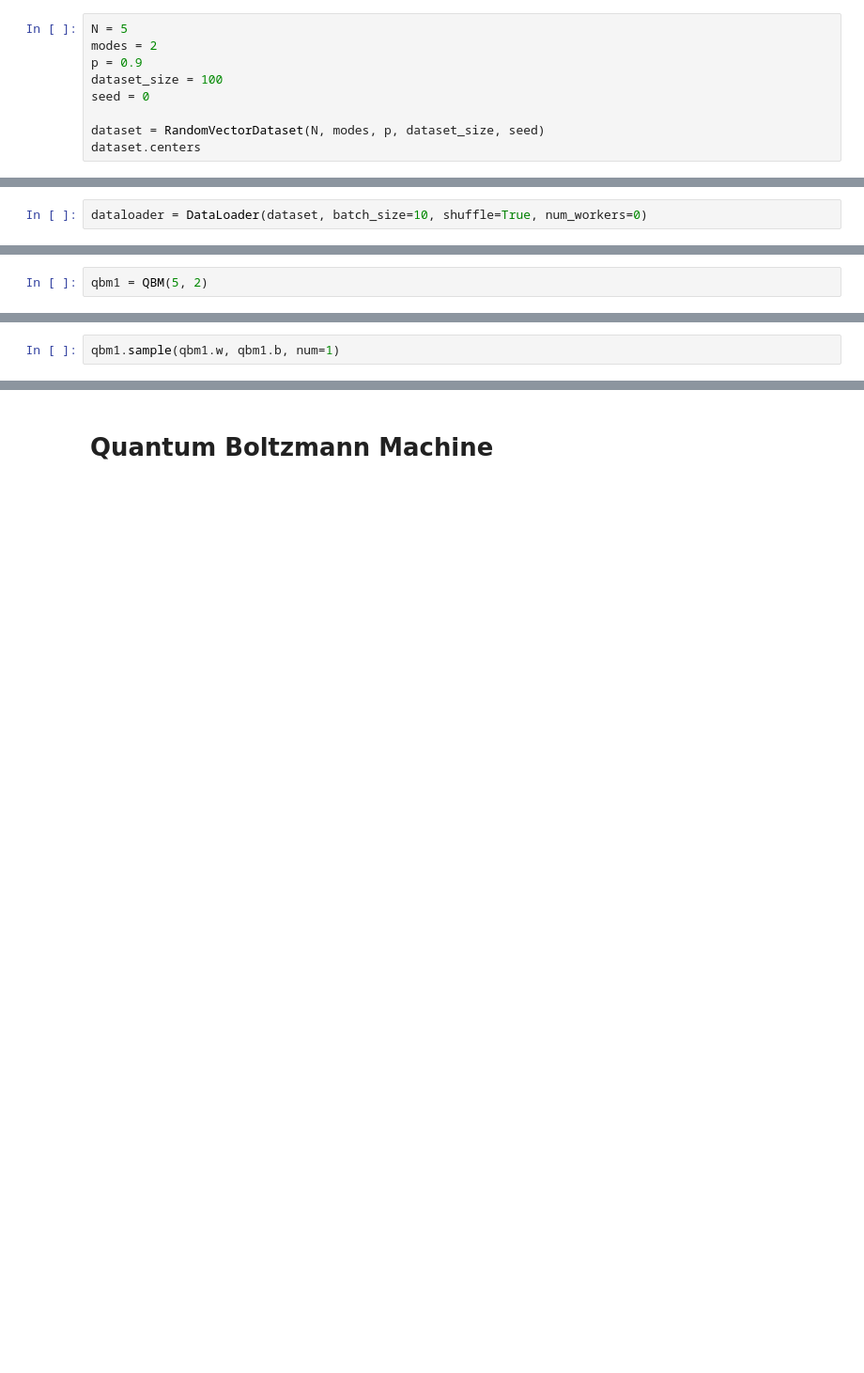
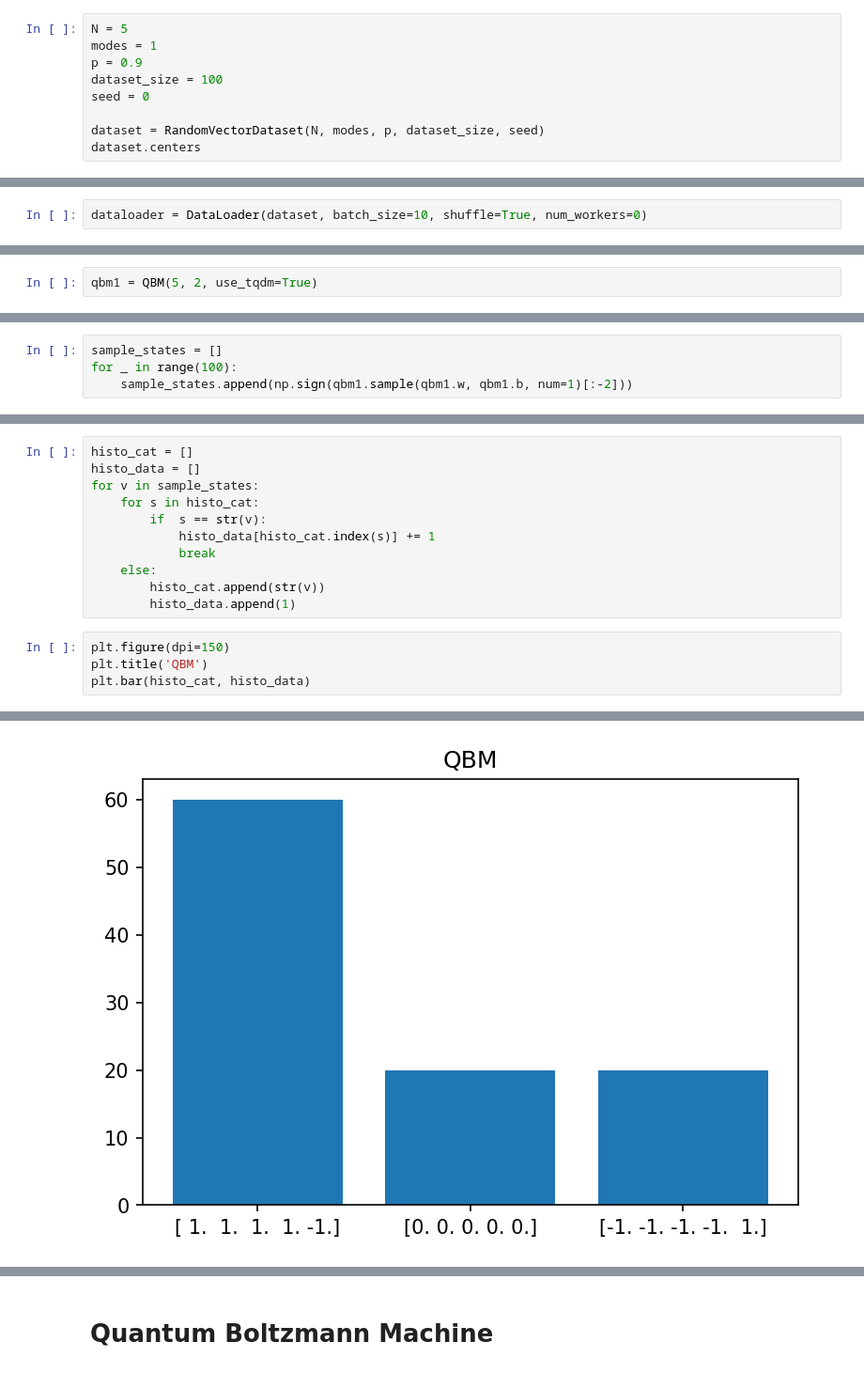
Before and after one commit to haoyudoingthings/QBM, a Jupyter notebook: Boltzmann-Machine.ipynb, the cells around one changed output, grey strips where cells are left out. Shown: that part at 94% size. Cells and saved outputs as stored; diff of their text form; blank space fills up the shorter version.

```diff
--- a/Boltzmann-Machine.ipynb
+++ b/Boltzmann-Machine.ipynb
@@ -39,7 +40,7 @@ class RandomVectorDataset(Dataset):
         return self.samples[idx]
 # %%
 N = 5
-modes = 2
+modes = 1
 p = 0.9
 dataset_size = 100
 seed = 0
@@ -74,5 +75,5 @@ for i, batch in enumerate(dataloader):
 # %%
-qbm1 = QBM(5, 2)
+qbm1 = QBM(5, 2, use_tqdm=True)
 # %%
 qbm1.train(dataset)
 # %% [output]
@@ -115,2 +90,4 @@ qbm1.get_weights()
 # %%
-qbm1.sample(qbm1.w, qbm1.b, num=1)
+sample_states = []
+for _ in range(100):
+    sample_states.append(np.sign(qbm1.sample(qbm1.w, qbm1.b, num=1)[:-2]))
@@ -118,0 +94,16 @@ array([ 0. , -0.4, -0.4,  0.4, -0.2, -0.2,  0.2])
+# %%
+histo_cat = []
+histo_data = []
+for v in sample_states:
+    for s in histo_cat:
+        if  s == str(v):
+            histo_data[histo_cat.index(s)] += 1
+            break
+    else:
+        histo_cat.append(str(v))
+        histo_data.append(1)
+# %%
+plt.figure(dpi=150)
+plt.title('QBM')
+plt.bar(histo_cat, histo_data)
+# %% [output]
@@ -118,0 +111 @@ array([ 0. , -0.4, -0.4,  0.4, -0.2, -0.2,  0.2])
+[figure, added]
```
Also changed, not shown: parts of 15 cells of this notebook.
